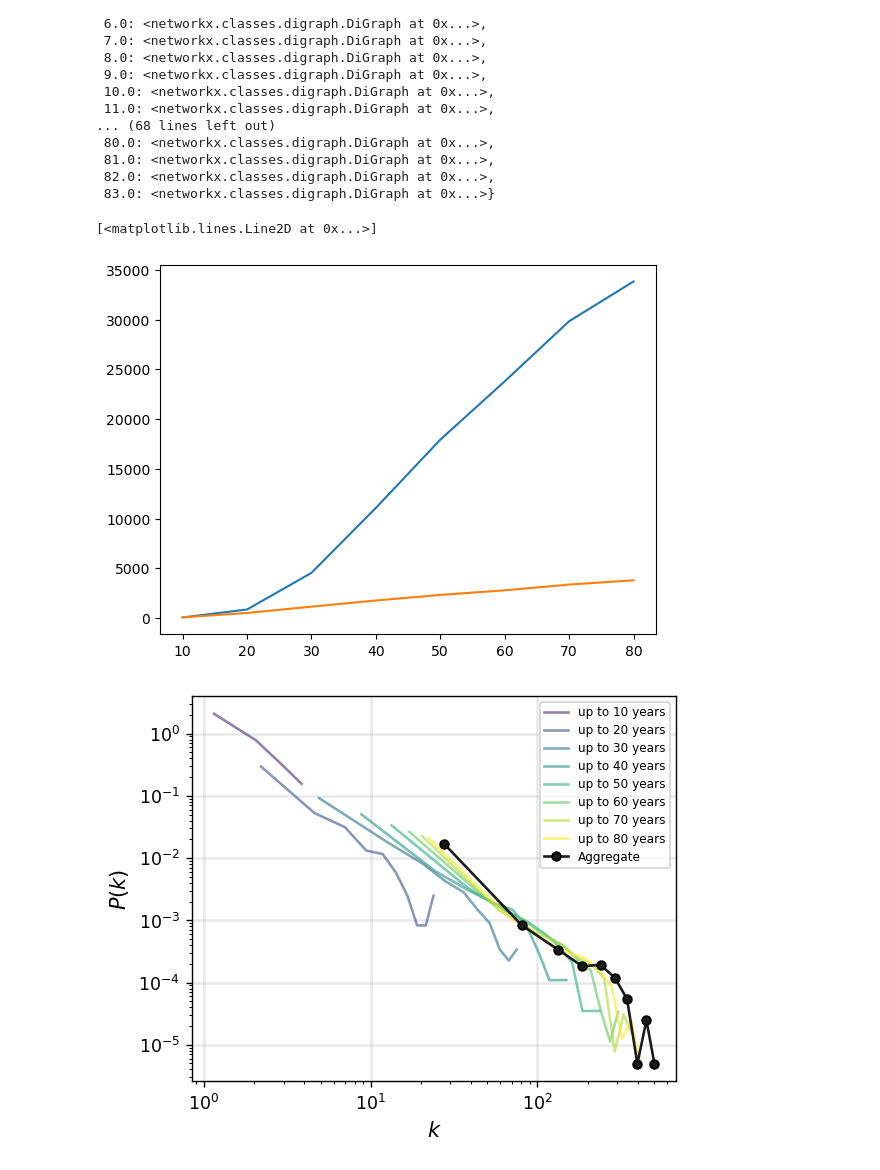
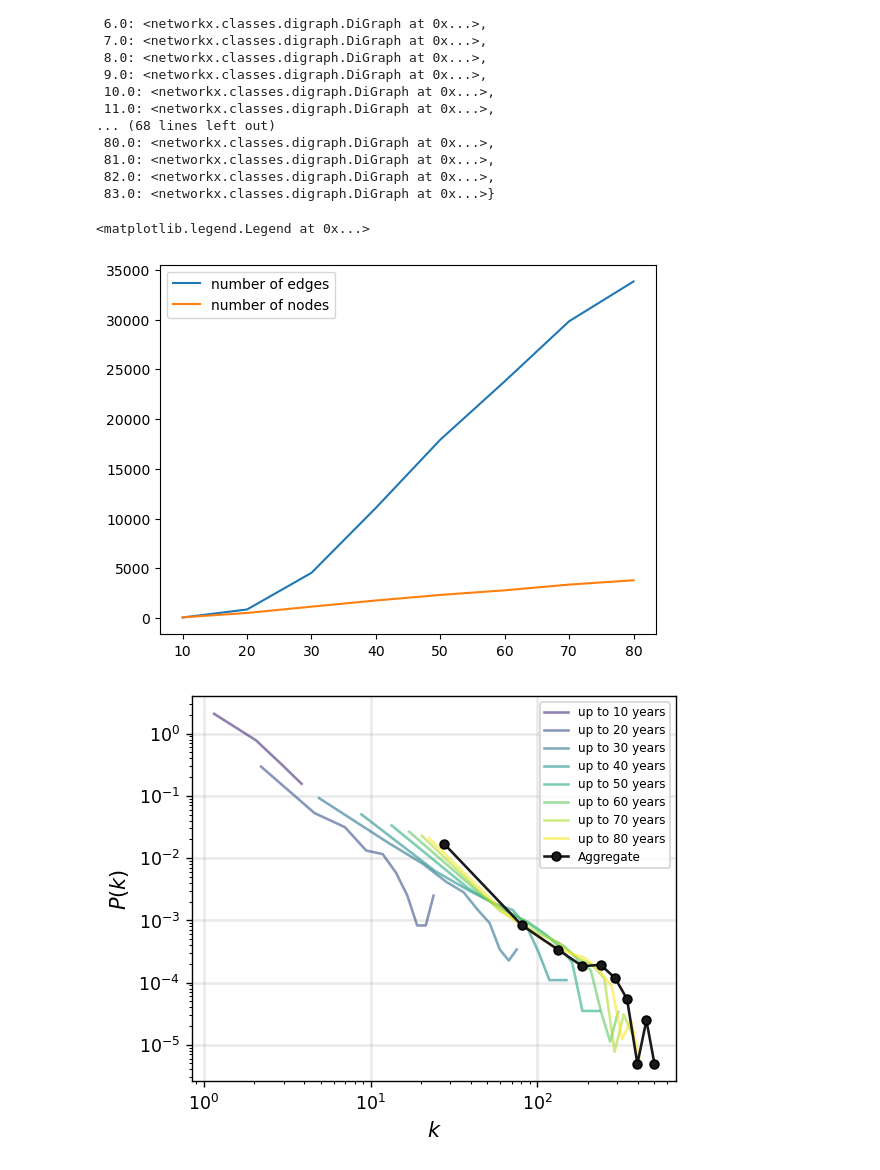
Before and after one commit to nmoghaddas19/physician_trajectories, a Jupyter notebook: code/temporal_analysis.ipynb, the cells around one changed output. Drawn from its saved outputs; the diff is of its cells as text; code cells hidden in the pictures.

```diff
--- a/code/temporal_analysis.ipynb
+++ b/code/temporal_analysis.ipynb
@@ -366,0 +413,3 @@ Things I have to deal with
+# %%
+unique_institutions = pd.concat([tdf['node_v'], tdf['node_u']]).unique()
+len(unique_institutions)
@@ -366,0 +418,32 @@ Things I have to deal with
+# %%
+from rapidfuzz import process
+
+tdf
+# Function to deduplicate a list
+def deduplicate_names(names, threshold=85):
+    unique_groups = []  # Groups of similar names
+    seen = set()        # Track processed names
+
+    for name in names:
+        if name in seen:
+            continue  # Skip already processed names
+
+        # Find matches for the current name in the remaining list
+        matches = process.extract(
+            name, names, scorer=fuzz.ratio, score_cutoff=threshold
+        )
+        # Add matches to a group
+        group = [match[0] for match in matches]
+        unique_groups.append(group)
+
+        # Mark all matches as processed
+        seen.update(group)
+
+    # Deduplicate: Pick one representative name per group
+    deduplicated = [group[0] for group in unique_groups]
+    return deduplicated, unique_groups
+# %%
+deduplicated, groups = deduplicate_names(unique_institutions, threshold=85)
+
+print("Deduplicated Names:")
+sorted(deduplicated)  # Print deduplicated)
@@ -366,0 +469,4 @@ Things I have to deal with
+# %%
+print("\nGroups of Similar Names:")
+for group in groups:
+    print(group)
@@ -915,18 +1039,19 @@ g_agg
 # %%
 interval_sizes = [10, 20, 30, 40, 50, 60, 70, 80]
 cols = plt.cm.viridis(np.linspace(0,1,1+len(interval_sizes)))[1:]
 num_edges = []
 num_nodes = []
 for i,int_s in enumerate(interval_sizes):
     Gt_i = list(temporal_network_from_data(tdf, aggregation="interval", interval_size=int_s).values())[0]
     num_edges.append(Gt_i.number_of_edges())
     num_nodes.append(Gt_i.number_of_nodes())
 
-plt.plot(interval_sizes, num_edges)
-plt.plot(interval_sizes, num_nodes)
+plt.plot(interval_sizes, num_edges, label='number of edges')
+plt.plot(interval_sizes, num_nodes, label='number of nodes')
+plt.legend()
 # %% [output]
-[<matplotlib.lines.Line2D at 0x...>]
+<matplotlib.legend.Legend at 0x...>
-[figure, old version]
+[figure, new version]
 # %%
 import matplotlib.pyplot as plt
 import numpy as np
```
Also changed, not shown: parts of 11 cells of this notebook.
